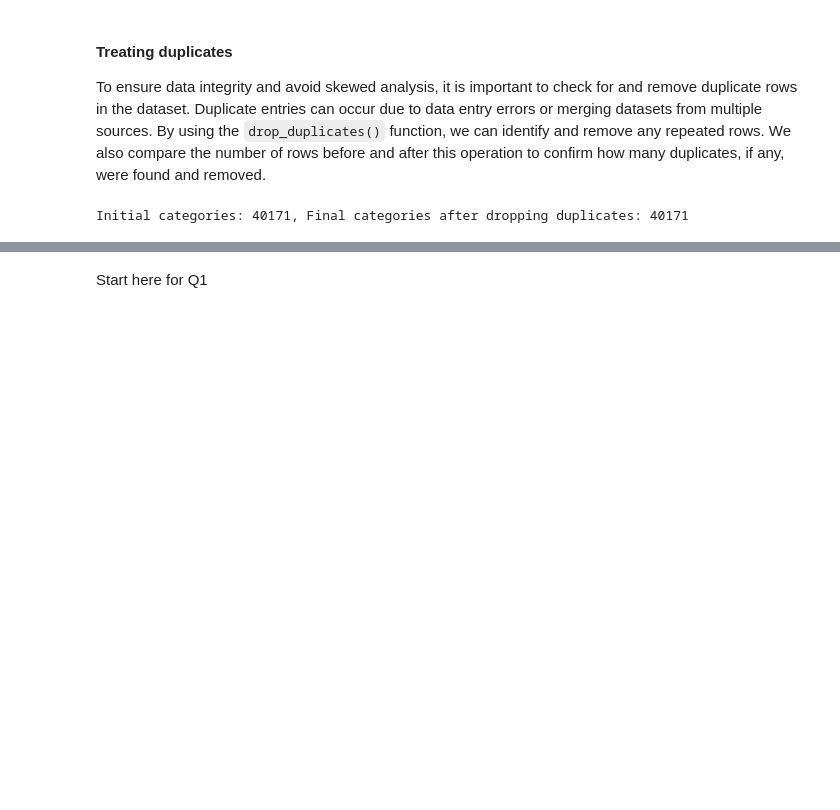
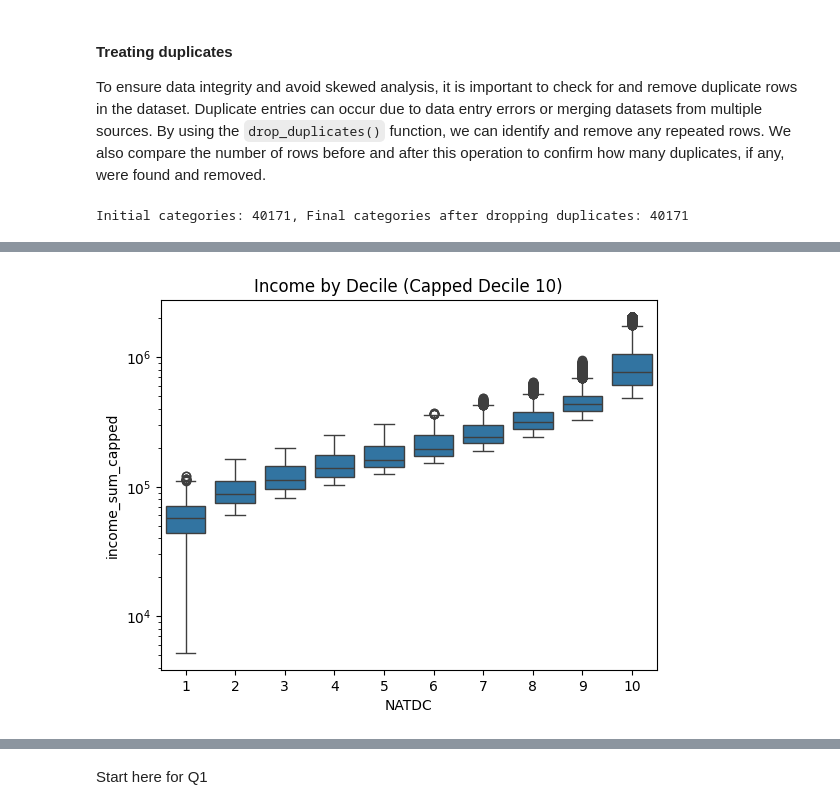
Before and after one commit to marxandreadiane/CSMODEL-MCO1, a Jupyter notebook: CSMODEL-MCO1.ipynb, the cells around one changed output, grey strips where cells are left out. Cells and saved outputs as stored; diff of their text form; code cells hidden in the pictures; blank space fills up the shorter version.

```diff
--- a/CSMODEL-MCO1.ipynb
+++ b/CSMODEL-MCO1.ipynb
@@ -322,0 +357,14 @@ Here, we can see that after applying the drop_duplicate function, the number of
+# %%
+cap = fies_df[fies_df['NATDC'] == 10]['income_sum'].quantile(0.95)
+fies_df['income_sum_capped'] = np.where(
+    (fies_df['NATDC'] == 10) & (fies_df['income_sum'] > cap),
+    cap,
+    fies_df['income_sum']
+)
+# %%
+sns.boxplot(x='NATDC', y='income_sum_capped', data=fies_df)
+plt.title("Income by Decile (Capped Decile 10)")
+plt.yscale('log')
+plt.show()
+# %% [output]
+[figure, added]
```
Also changed, not shown: parts of 16 cells of this notebook.
